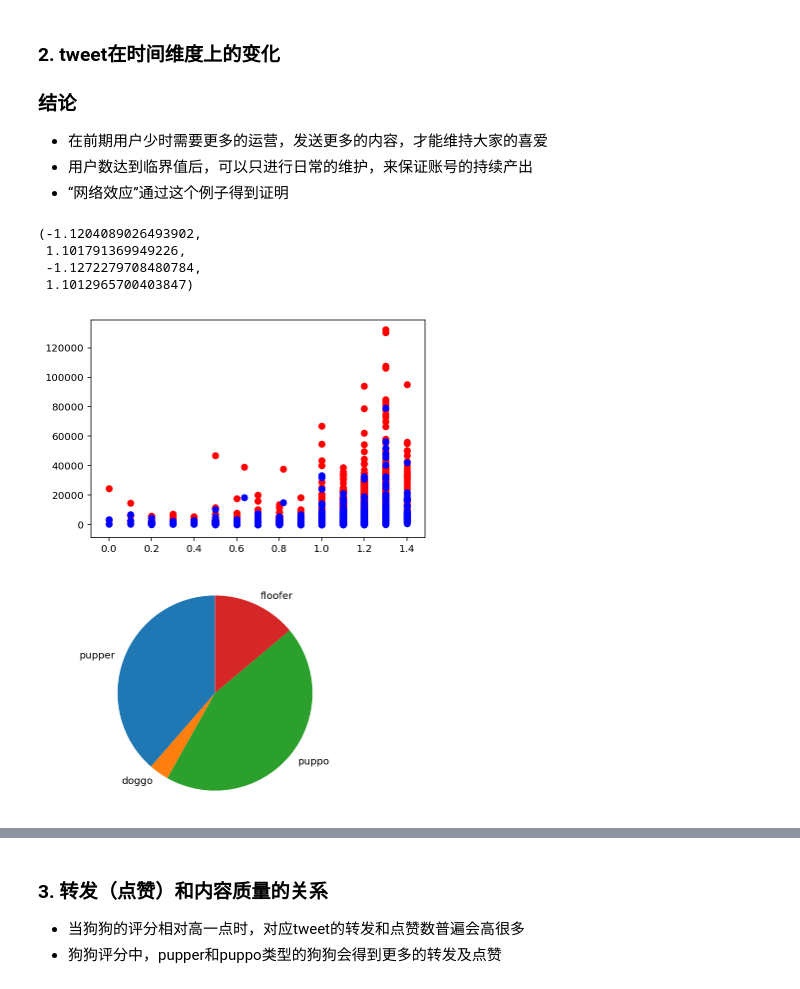
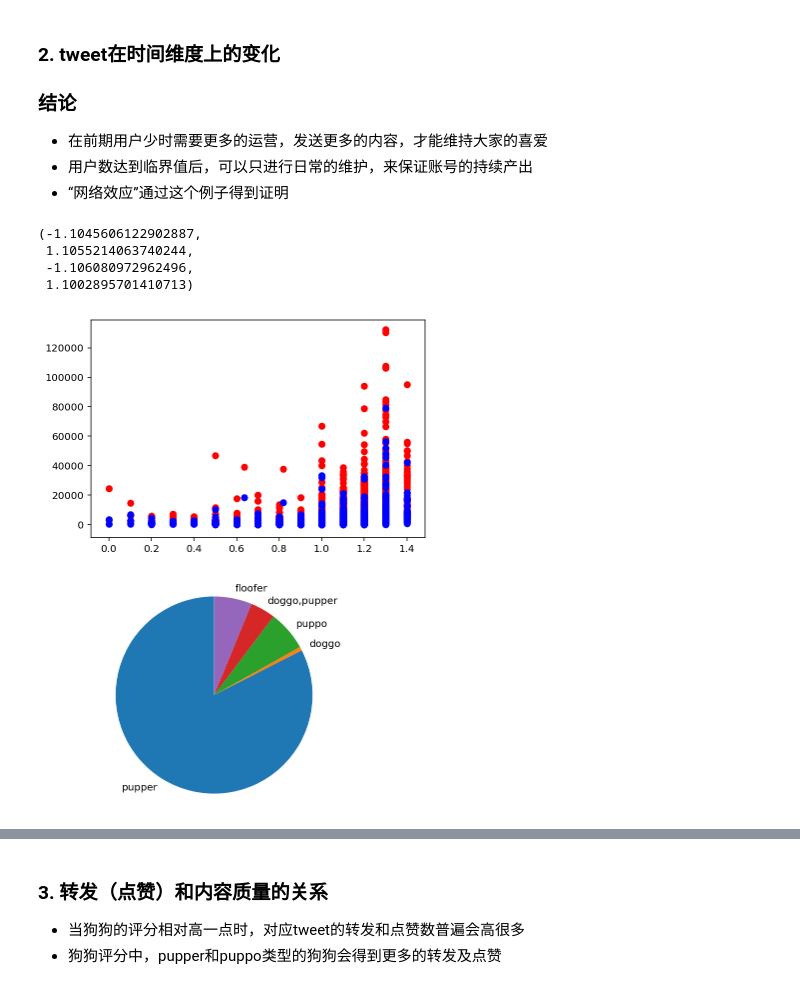
Before and after one commit to zhoux0130/udacity_data_analysis_WeRateDogs, a Jupyter notebook: act_report.ipynb, the cells around one changed output, grey strips where cells are left out. Drawn from its saved outputs; the diff is of its cells as text; code cells hidden in the pictures.

```diff
--- a/act_report.ipynb
+++ b/act_report.ipynb
@@ -65,30 +65,31 @@ plot_data_df[['retweet_count','favourites_count']].plot()
 # %%
 df['score_ratio'].sort_values()
 
 # 将特别高的打分先保存起来，这样剩下的数据图像的趋势明显一些
 df_high_score = df[df['score_ratio']>=2.0]
 
 
 # 打分高低与转发次数的关系
 df = df[df['score_ratio']<2.0]
 plt.scatter(df['score_ratio'], df['favorites'], color='red')
 plt.scatter(df['score_ratio'], df['retweets'], color='blue')
 
 
 # 展示狗的不同类型，引发的转发次数
-dog_stage_count = list(df[df['dog_stage'] != 'None'].groupby(['dog_stage'])['retweets'].sum())[0:4]
-dog_stages = df[df['dog_stage'] != 'None']['dog_stage'].value_counts().index.tolist()[0:4]
+# 只展示最重要的前5个分类
+dog_stage_count = list(df[df['dog_stage'] != 'None'].groupby(['dog_stage'])['retweets'].sum())[0:5]
+dog_stages = df[df['dog_stage'] != 'None']['dog_stage'].value_counts().index.tolist()[0:5]
 
 fig1, ax1 = plt.subplots()
 ax1.pie(dog_stage_count, labels = dog_stages, startangle = 90)
 ax1.axis('equal')
 # %% [output]
-(-1.1204089026493902,
- 1.101791369949226,
- -1.1272279708480784,
- 1.1012965700403847)
+(-1.1045606122902887,
+ 1.1055214063740244,
+ -1.106080972962496,
+ 1.1002895701410713)
 [figure]
-[figure, old version]
+[figure, new version]
 # %%
 df_high_score
 # %% [output]
```
Also changed, not shown: parts of 2 cells of this notebook, 3 other files.
